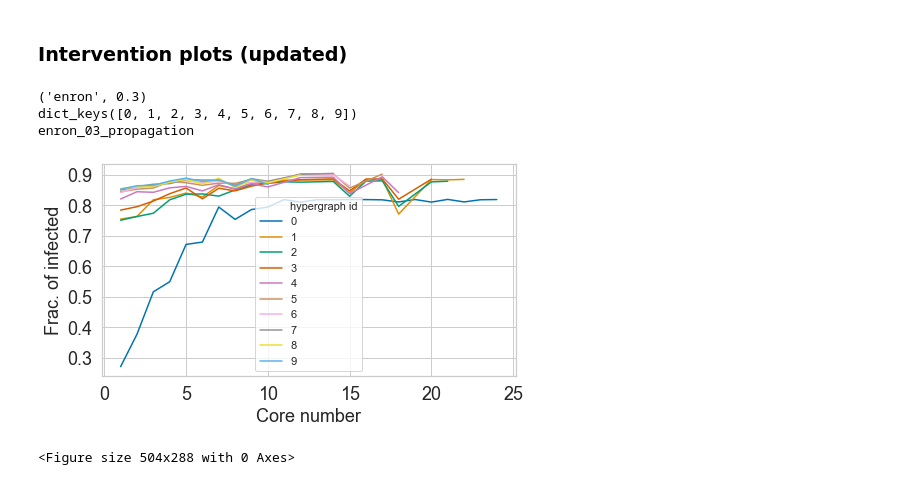
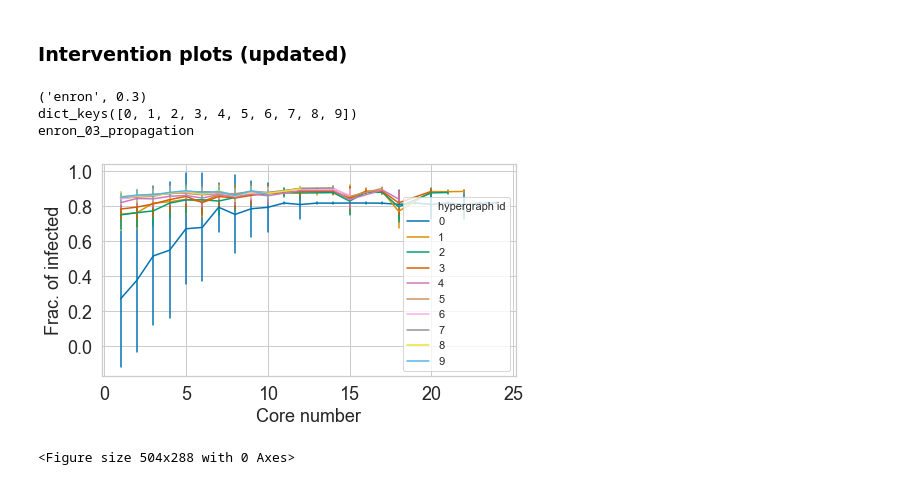
Before and after one commit to bishwamittra/scripts_hg-core-decomposition, a Jupyter notebook: read_output.ipynb, the cells around one changed output. Drawn from its saved outputs; the diff is of its cells as text; code cells hidden in the pictures.

```diff
--- a/read_output.ipynb
+++ b/read_output.ipynb
@@ -1424,34 +1424,35 @@ for key, item in df[df['intervention_results'].notnull()].groupby(group_list, as
 
     result_df = pd.DataFrame()
     result_tuple = [(hypergraph_id, k, v) for hypergraph_id in result.keys() for k in result[hypergraph_id] for v in result[hypergraph_id][k]]
     result_df = result_df.append(pd.DataFrame(result_tuple, columns = ['hypergraph id', 'core number', 'infected']), ignore_index=False)
     # print(result_df['edge id'].unique())
     # result_df['intervention'] = result_df.apply(lambda x: 'applied' if x['edge id'] != 'nill' else 'not applied', axis=1)
 
     #Plot mean
-    meandf = result_df.groupby(['hypergraph id', 'core number']).mean().reset_index()
+    # meandf = result_df.groupby(['hypergraph id', 'core number']).mean().reset_index()
     # print(meandf.head(n = 10))
     # print(meandf)
-    sns.lineplot(x = 'core number', y = 'infected', hue = 'hypergraph id', palette='colorblind', data=meandf)
+    sns.lineplot(x = 'core number', y = 'infected', hue = 'hypergraph id', palette='colorblind', ci='sd', err_style='bars', data=result_df)
+    # sns.lineplot(x = 'core number', y = 'infected', hue = 'hypergraph id', palette='colorblind',  data=result_df)
 
     plt.xlabel('Core number', fontsize=fontsize)
     plt.ylabel("Frac. of infected", fontsize=fontsize)
     # plt.yscale("log")
     plt.xticks(fontsize=fontsize)
     plt.yticks(fontsize=fontsize)
     # plt.title(top_val, fontsize=fontsize)
     plt.tight_layout()
     filename = (" ".join(map(str, key)) + " propagation").replace(" ", "_").replace(".", "")
     if(save):
         plt.savefig("results_final/fig/" + filename + "_intervention.pdf")
     else:
         print(filename)
         plt.show()
         # break
     plt.clf()
 # %% [output]
 ('enron', 0.3)
 dict_keys([0, 1, 2, 3, 4, 5, 6, 7, 8, 9])
 enron_03_propagation
-[figure, old version]
+[figure, new version]
 <Figure size 504x288 with 0 Axes>
```
